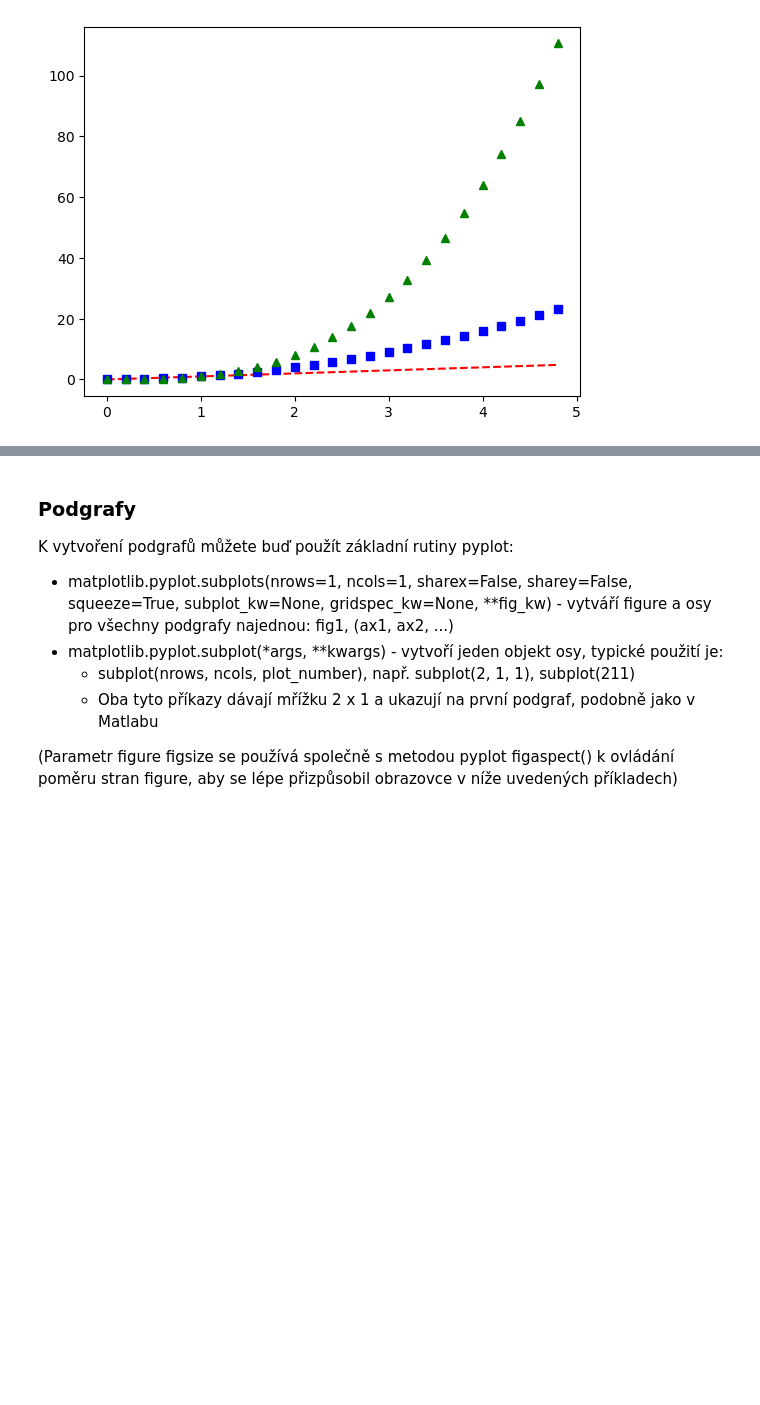
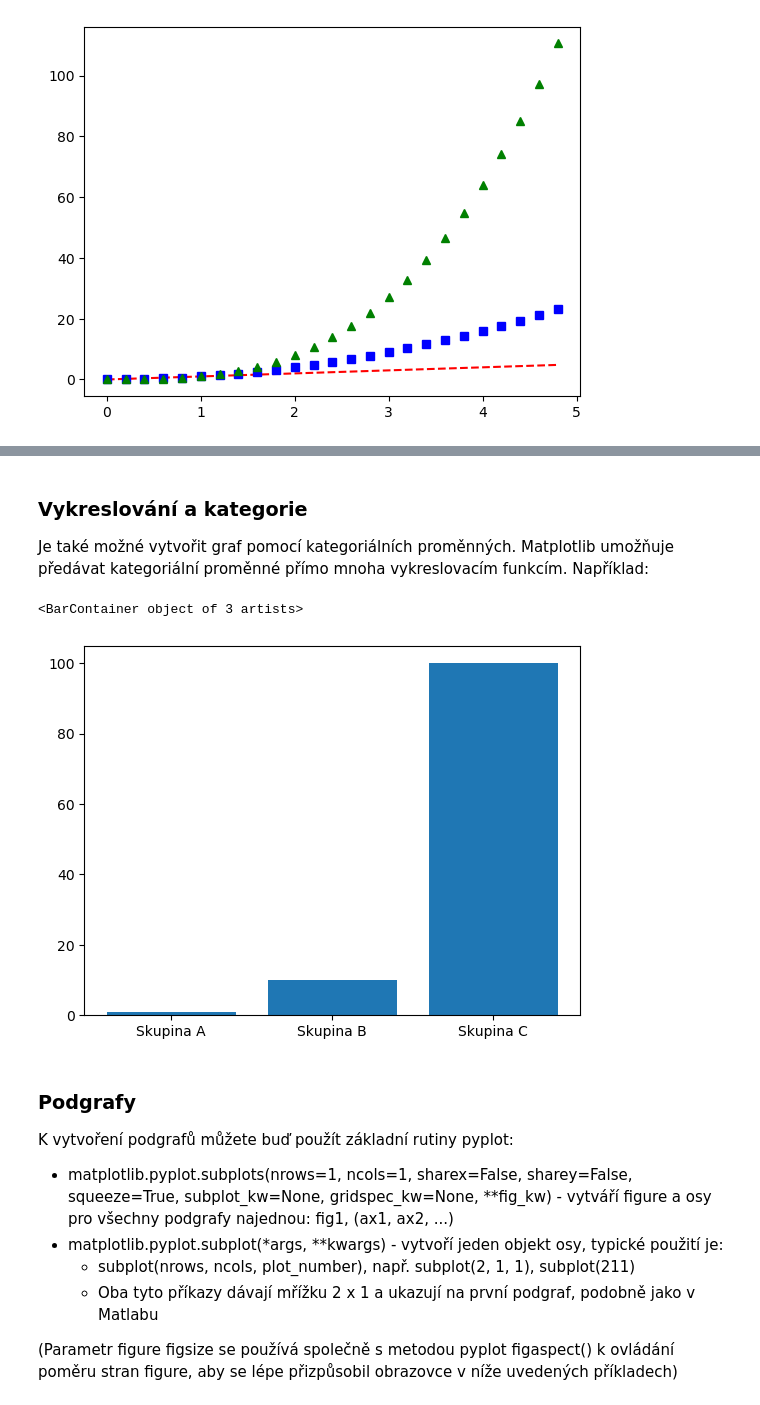
Before and after one commit to bpatzak/python-course_1, a Jupyter notebook: lectures/Lecture6_modules.ipynb, the cells around one changed output, grey strips where cells are left out. Cells and saved outputs as stored; diff of their text form; code cells hidden in the pictures; blank space fills up the shorter version.

```diff
--- a/lectures/Lecture6_modules.ipynb
+++ b/lectures/Lecture6_modules.ipynb
@@ -511,3 +521,14 @@ plt.show()
+# %% [markdown]
+### Vykreslování a kategorie
+Je také možné vytvořit graf pomocí kategoriálních proměnných. Matplotlib umožňuje předávat kategoriální proměnné přímo mnoha vykreslovacím funkcím. Například:
+# %%
+names = ['Skupina A', 'Skupina B', 'Skupina C']
+values = [1, 10, 100]
+
+plt.bar(names, values)
+# %% [output]
+<BarContainer object of 3 artists>
+[figure, added]
 # %% [markdown]
 ### Podgrafy
 K vytvoření podgrafů můžete buď použít základní rutiny pyplot:
```
Also changed, not shown: parts of 4 cells of this notebook, 4 other files.
